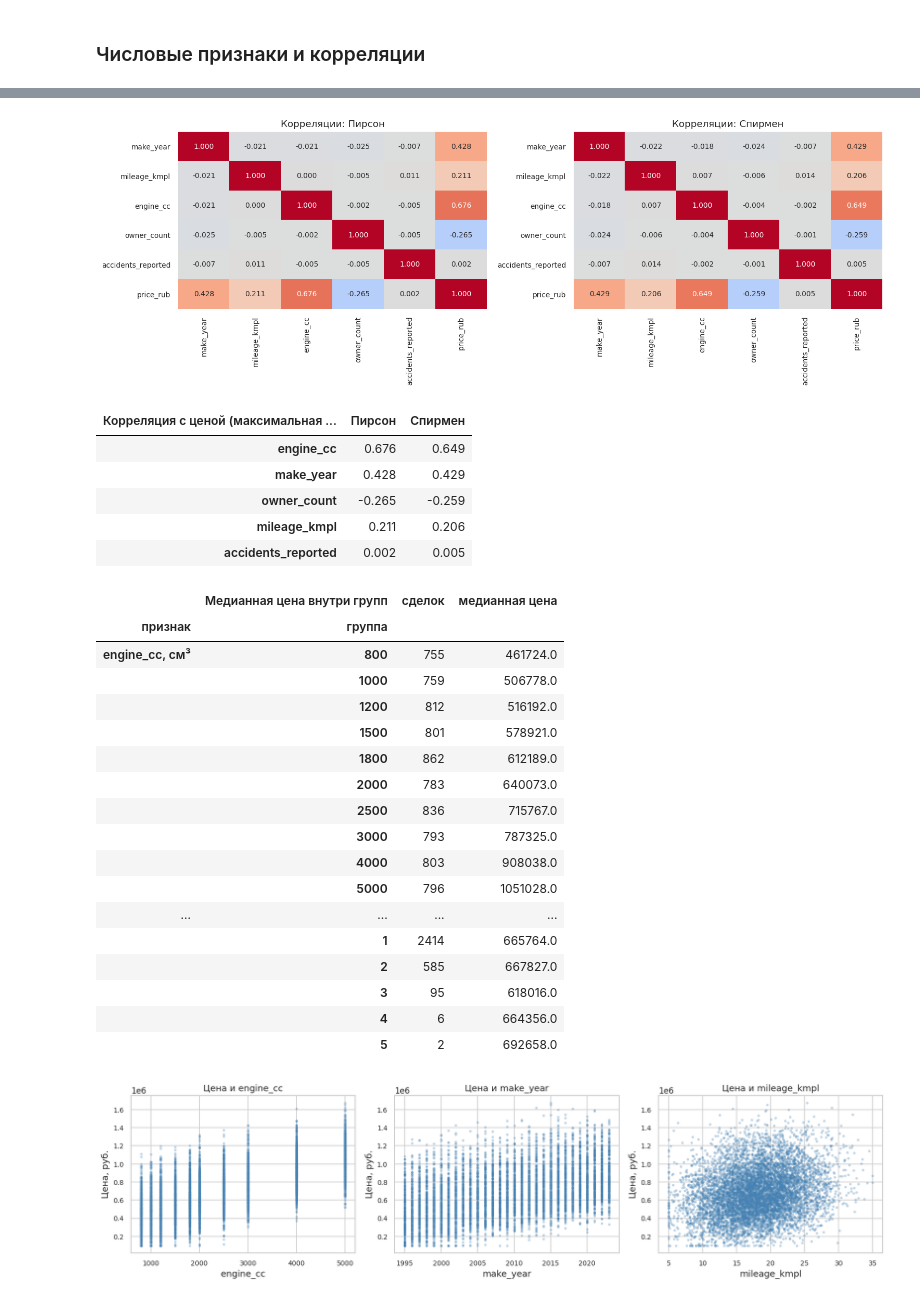
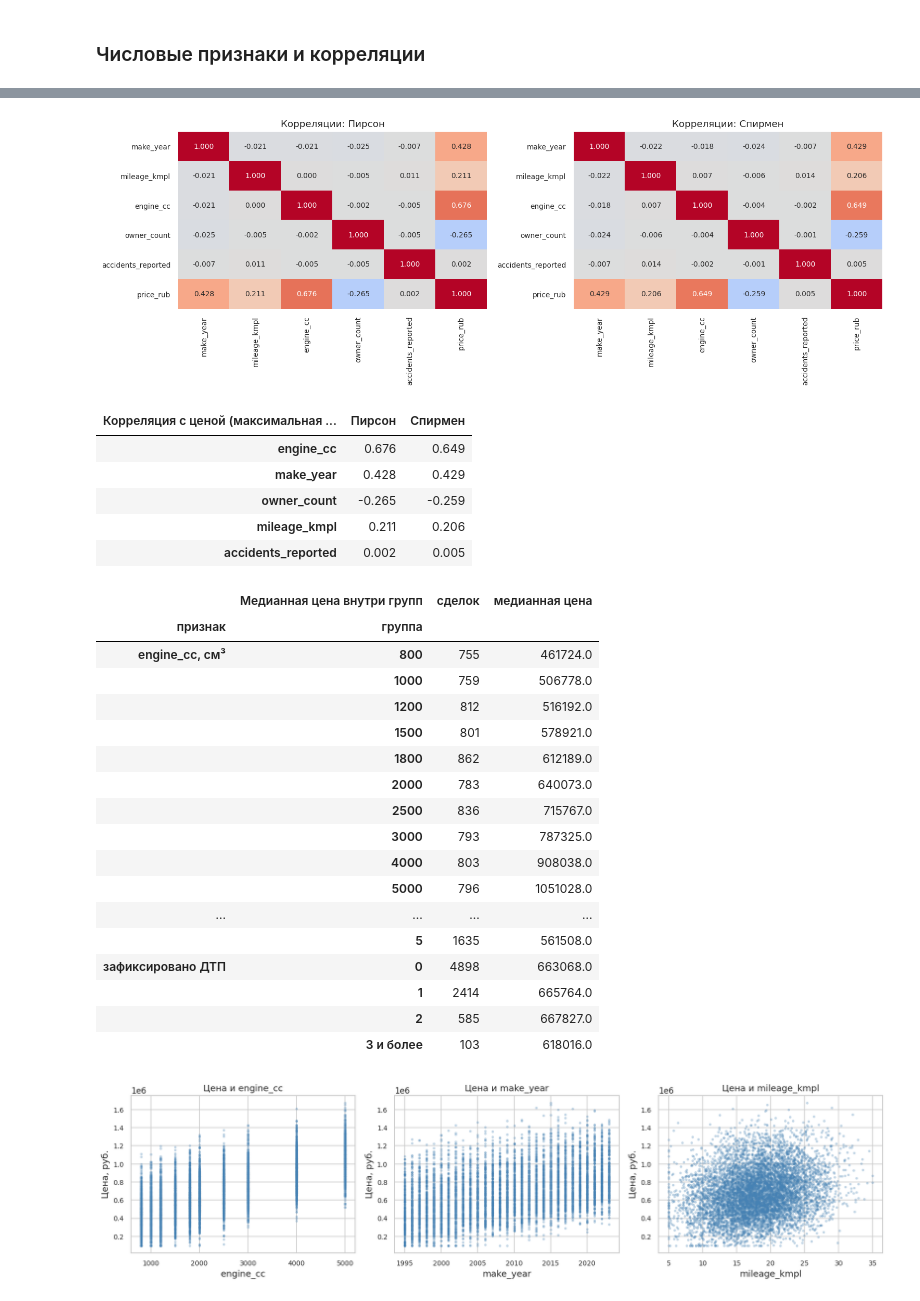
Before and after one commit to sergeyshmagin/MLDS, a Jupyter notebook: 51c3ffbf-518e-4434-b5db-bf800092ea64.ipynb, the cells around one changed output, grey strips where cells are left out. Saved outputs shown, nothing was run; the diff lists cells and outputs as text; code cells hidden in the pictures.

```diff
--- a/51c3ffbf-518e-4434-b5db-bf800092ea64.ipynb
+++ b/51c3ffbf-518e-4434-b5db-bf800092ea64.ipynb
@@ -505,7 +505,8 @@ groupings = {
     'engine_cc, см³': train_full['engine_cc'],
     'год выпуска': pd.cut(train_full['make_year'], [1994, 2000, 2005, 2010, 2015, 2023]),
     'владельцев по ПТС': train_full['owner_count'],
-    'зафиксировано ДТП': train_full['accidents_reported'],
+    'зафиксировано ДТП': train_full['accidents_reported'].where(
+        train_full['accidents_reported'] < 3, 3).map({0: '0', 1: '1', 2: '2', 3: '3 и более'}),
 }
 group_rows = []
 for name, groups in groupings.items():
@@ -517,38 +518,38 @@ group_medians = pd.DataFrame(group_rows).set_index(['признак', 'груп
 group_medians.columns.name = 'Медианная цена внутри групп'
 display(group_medians)
 # %% [output]
 | Числовые признаки обучающей выборки | count | mean | std | min | 25% | 50% | 75% | max |
 | make_year | 8000.0 | 2009.22 | 8.39 | 1995.0 | 2002.00 | 2009.00 | 2017.00 | 2023.0 |
 | mileage_kmpl | 8000.0 | 17.95 | 5.02 | 5.0 | 14.53 | 17.97 | 21.35 | 35.0 |
 | engine_cc | 8000.0 | 2289.69 | 1289.81 | 800.0 | 1200.00 | 2000.00 | 3000.00 | 5000.0 |
 | owner_count | 8000.0 | 3.00 | 1.42 | 1.0 | 2.00 | 3.00 | 4.00 | 5.0 |
 | accidents_reported | 8000.0 | 0.49 | 0.69 | 0.0 | 0.00 | 0.00 | 1.00 | 5.0 |
 | price_rub | 8000.0 | 683647.87 | 264923.50 | 95000.0 | 493857.00 | 663866.00 | 855056.00 | 1676525.0 |
 [figure]
 | Корреляция с ценой (максимальная ... | Пирсон | Спирмен |
 | engine_cc | 0.676 | 0.649 |
 | make_year | 0.428 | 0.429 |
 | owner_count | -0.265 | -0.259 |
 | mileage_kmpl | 0.211 | 0.206 |
 | accidents_reported | 0.002 | 0.005 |
 |  | Медианная цена внутри групп | сделок | медианная цена |
 | признак | группа |  |  |
 | engine_cc, см³ | 800 | 755 | 461724.0 |
 |  | 1000 | 759 | 506778.0 |
 |  | 1200 | 812 | 516192.0 |
 |  | 1500 | 801 | 578921.0 |
 |  | 1800 | 862 | 612189.0 |
 |  | 2000 | 783 | 640073.0 |
 |  | 2500 | 836 | 715767.0 |
 |  | 3000 | 793 | 787325.0 |
 |  | 4000 | 803 | 908038.0 |
 |  | 5000 | 796 | 1051028.0 |
 | ... | ... | ... | ... |
+|  | 5 | 1635 | 561508.0 |
+| зафиксировано ДТП | 0 | 4898 | 663068.0 |
 |  | 1 | 2414 | 665764.0 |
 |  | 2 | 585 | 667827.0 |
-|  | 3 | 95 | 618016.0 |
-|  | 4 | 6 | 664356.0 |
-|  | 5 | 2 | 692658.0 |
+|  | 3 и более | 103 | 618016.0 |
 # %%
 fig, axes = plt.subplots(1, 3, figsize=(15, 4))
 for ax, feature in zip(axes, ['engine_cc', 'make_year', 'mileage_kmpl']):
```
Also changed, not shown: parts of 15 cells of this notebook, 2 other files.
